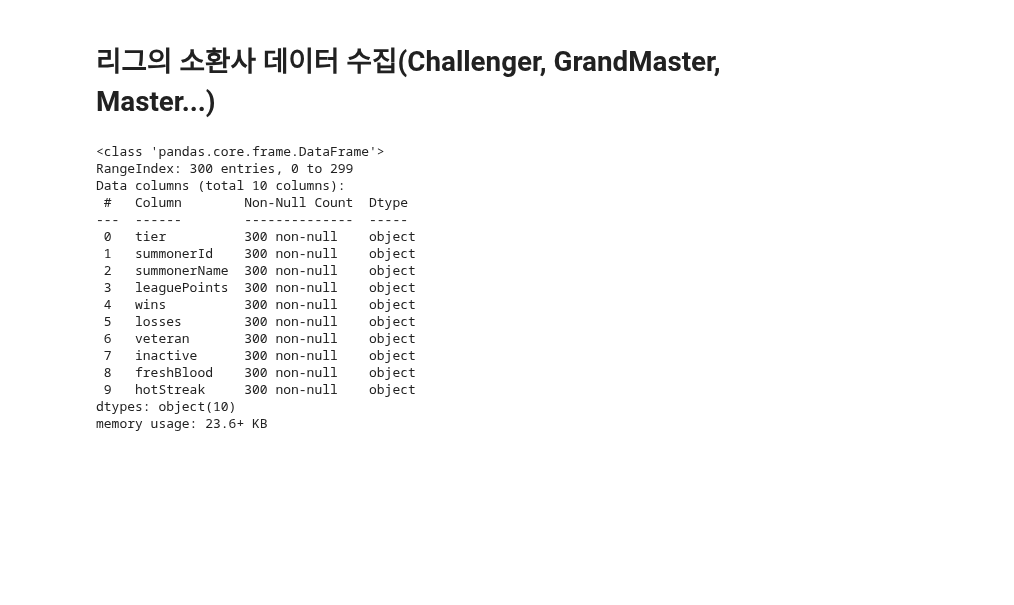
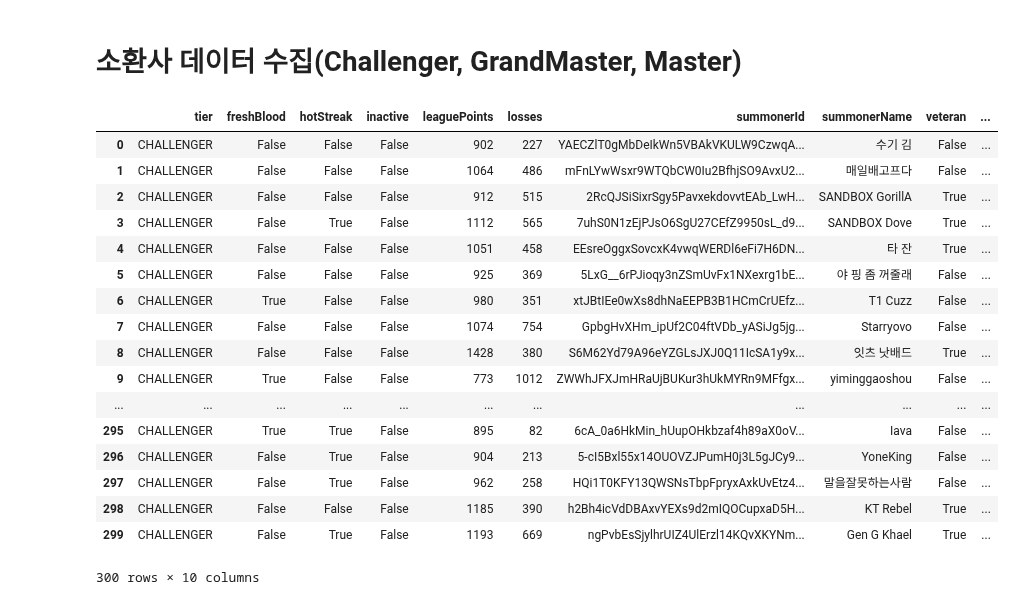
Before and after one commit to CSID-DGU/2020-2-OSSP-CP-DHL-3, a Jupyter notebook: toCSV.ipynb, the cells around one changed output. Saved outputs shown, nothing was run; the diff lists cells and outputs as text; code cells hidden in the pictures; blank space fills up the shorter version.

```diff
--- a/toCSV.ipynb
+++ b/toCSV.ipynb
@@ -6,5 +6,5 @@ api_key = ''
 # %% [markdown]
-# 리그의 소환사 데이터 수집(Challenger, GrandMaster, Master...)
+# 소환사 데이터 수집(Challenger, GrandMaster, Master)
 # %%
 def get_league_data(league):
     url = 'https://kr.api.riotgames.com/lol/league/v4/'+ league +'leagues/by-queue/RANKED_SOLO_5x5?api_key=' + api_key
@@ -22,20 +24,21 @@ ma_df = get_league_data('master')
 # %%
-chal_df.info()
+chal_df
 # %% [output]
+|  | tier | freshBlood | hotStreak | inactive | leaguePoints | losses | summonerId | summonerName | veteran | ... |
+| 0 | CHALLENGER | False | False | False | 902 | 227 | YAECZlT0gMbDeIkWn5VBAkVKULW9CzwqA... | 수기 김 | False | ... |
+| 1 | CHALLENGER | False | False | False | 1064 | 486 | mFnLYwWsxr9WTQbCW0Iu2BfhjSO9AvxU2... | 매일배고프다 | False | ... |
+| 2 | CHALLENGER | False | False | False | 912 | 515 | 2RcQJSiSixrSgy5PavxekdovvtEAb_LwH... | SANDBOX GorillA | True | ... |
+| 3 | CHALLENGER | False | True | False | 1112 | 565 | 7uhS0N1zEjPJsO6SgU27CEfZ9950sL_d9... | SANDBOX Dove | True | ... |
+| 4 | CHALLENGER | False | False | False | 1051 | 458 | EEsreOggxSovcxK4vwqWERDl6eFi7H6DN... | 타 잔 | True | ... |
+| 5 | CHALLENGER | False | False | False | 925 | 369 | 5LxG__6rPJioqy3nZSmUvFx1NXexrg1bE... | 야 핑 좀 꺼줄래 | False | ... |
+| 6 | CHALLENGER | True | False | False | 980 | 351 | xtJBtIEe0wXs8dhNaEEPB3B1HCmCrUEfz... | T1 Cuzz | False | ... |
+| 7 | CHALLENGER | False | False | False | 1074 | 754 | GpbgHvXHm_ipUf2C04ftVDb_yASiJg5jg... | Starryovo | False | ... |
+| 8 | CHALLENGER | False | False | False | 1428 | 380 | S6M62Yd79A96eYZGLsJXJ0Q11IcSA1y9x... | 잇츠 낫배드 | True | ... |
+| 9 | CHALLENGER | True | False | False | 773 | 1012 | ZWWhJFXJmHRaUjBUKur3hUkMYRn9MFfgx... | yiminggaoshou | False | ... |
+| ... | ... | ... | ... | ... | ... | ... | ... | ... | ... | ... |
+| 295 | CHALLENGER | True | True | False | 895 | 82 | 6cA_0a6HkMin_hUupOHkbzaf4h89aX0oV... | Iava | False | ... |
+| 296 | CHALLENGER | False | True | False | 904 | 213 | 5-cI5Bxl55x14OUOVZJPumH0j3L5gJCy9... | YoneKing | False | ... |
+| 297 | CHALLENGER | False | True | False | 962 | 258 | HQi1T0KFY13QWSNsTbpFpryxAxkUvEtz4... | 말을잘못하는사람 | False | ... |
+| 298 | CHALLENGER | False | False | False | 1185 | 390 | h2Bh4icVdDBAxvYEXs9d2mIQOCupxaD5H... | KT Rebel | True | ... |
+| 299 | CHALLENGER | False | True | False | 1193 | 669 | ngPvbEsSjylhrUIZ4UlErzl14KQvXKYNm... | Gen G Khael | True | ... |
-<class 'pandas.core.frame.DataFrame'>
-RangeIndex: 300 entries, 0 to 299
-Data columns (total 10 columns):
- #   Column        Non-Null Count  Dtype
----  ------        --------------  -----
- 0   tier          300 non-null    object
- 1   summonerId    300 non-null    object
- 2   summonerName  300 non-null    object
- 3   leaguePoints  300 non-null    object
- 4   wins          300 non-null    object
- 5   losses        300 non-null    object
- 6   veteran       300 non-null    object
- 7   inactive      300 non-null    object
- 8   freshBlood    300 non-null    object
- 9   hotStreak     300 non-null    object
-dtypes: object(10)
-memory usage: 23.6+ KB
+300 rows × 10 columns
```
Also changed, not shown: parts of 9 cells of this notebook.
